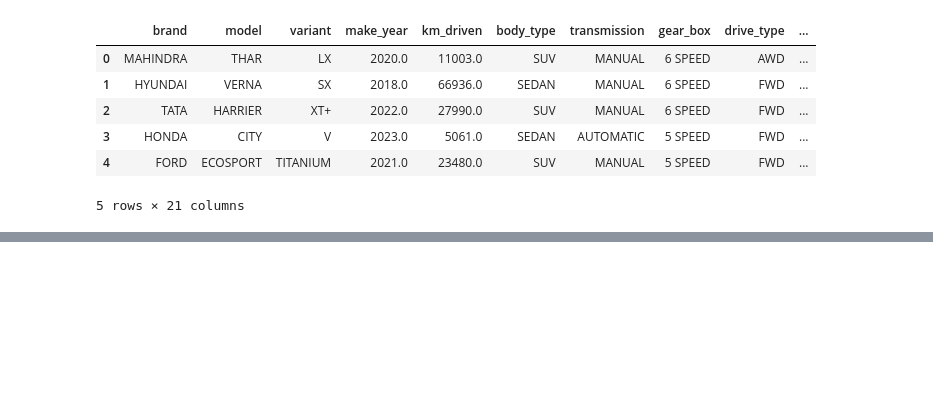
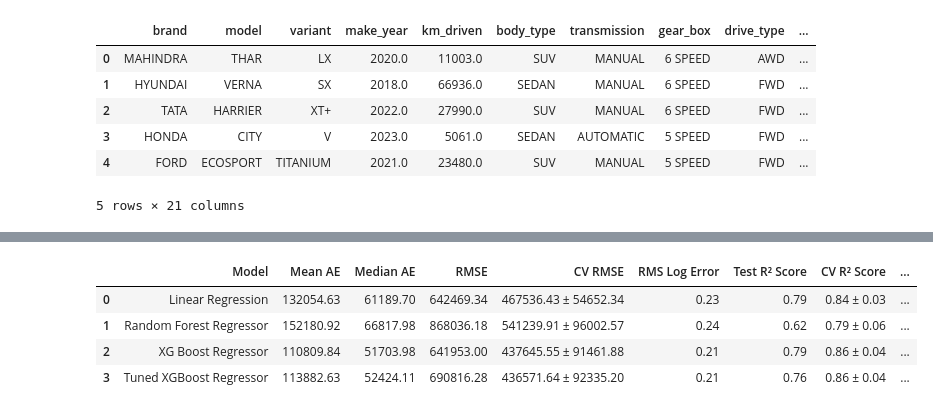
Before and after one commit to biprasish-singha/CarWorth-Used-Car-Price-Predictor, a Jupyter notebook: car_price_predictor.ipynb, the cells around one changed output, grey strips where cells are left out. Cells and saved outputs as stored; diff of their text form; code cells hidden in the pictures; blank space fills up the shorter version.

```diff
--- a/car_price_predictor.ipynb
+++ b/car_price_predictor.ipynb
@@ -1465,0 +1081,5 @@ joblib.dump(deployment_bundle, 'used_car_price_model.pkl')
+# %%
+# Train the model with Linear Regression
+lr_pipeline = Pipeline([('preprocessor', prepr), ('regressor', LinearRegression())])
+lr = TransformedTargetRegressor(regressor=lr_pipeline, func=np.log1p, inverse_func=np.expm1)
+lr.fit(x_train, y_train)
@@ -1465,0 +1247,17 @@ joblib.dump(deployment_bundle, 'used_car_price_model.pkl')
+# %%
+# Using Randomized Search CV, tune the XG Boost model
+param_distributions = {'regressor__regressor__n_estimators': [400, 600, 800, 1000],
+                       'regressor__regressor__learning_rate': [0.02, 0.03, 0.05, 0.08],
+                       'regressor__regressor__max_depth': [3, 4, 5, 6, 8],
+                       'regressor__regressor__min_child_weight': [3, 5, 8, 10],
+                       'regressor__regressor__gamma': [0, 0.05, 0.1, 0.2],
+                       'regressor__regressor__subsample': [0.7, 0.8, 0.9, 1.0],
+                       'regressor__regressor__colsample_bytree': [0.7, 0.8, 0.9, 1.0],
+                       'regressor__regressor__reg_alpha': [0, 0.1, 0.5, 1.0],
+                       'regressor__regressor__reg_lambda': [1, 2, 5, 10]}
+xgb_random_search = RandomizedSearchCV(estimator=xgb, param_distributions=param_distributions, n_iter=30,
+                                       scoring='neg_mean_absolute_error', cv=cv, random_state=42, n_jobs=-1,
+                                       verbose=2, return_train_score=True)
+xgb_random_search.fit(x_train, y_train)
+print("Best Parameters:", xgb_random_search.best_params_)
+print("\nBest CV MAE:",-xgb_random_search.best_score_)
@@ -1465,0 +1269,9 @@ joblib.dump(deployment_bundle, 'used_car_price_model.pkl')
+# %%
+# Train the tuned XG Boost model
+xgb_tuned_pipeline = Pipeline([('preprocessor', prepr),
+                         ('regressor', XGBRegressor(objective="reg:squarederror", n_estimators=800,
+                                                    learning_rate=0.05, max_depth=8, min_child_weight=5,
+                                                    subsample=0.8, colsample_bytree=0.9, gamma=0.05,
+                                                    tree_method="hist", random_state=42, n_jobs=-1))])
+xgb_tuned = TransformedTargetRegressor(regressor=xgb_tuned_pipeline, func=np.log1p, inverse_func=np.expm1)
+xgb_tuned.fit(x_train, y_train)
@@ -1465,0 +1296,10 @@ joblib.dump(deployment_bundle, 'used_car_price_model.pkl')
+# %%
+# Evaluate the tuned XG Boost Model
+tuned_model = {'Tuned XGBoost Regressor': xgb_tuned}
+evaluation(tuned_model)
+# %% [output]
+|  | Model | Mean AE | Median AE | RMSE | CV RMSE | RMS Log Error | Test R² Score | CV R² Score | ... |
+| 0 | Linear Regression | 132054.63 | 61189.70 | 642469.34 | 467536.43 ± 54652.34 | 0.23 | 0.79 | 0.84 ± 0.03 | ... |
+| 1 | Random Forest Regressor | 152180.92 | 66817.98 | 868036.18 | 541239.91 ± 96002.57 | 0.24 | 0.62 | 0.79 ± 0.06 | ... |
+| 2 | XG Boost Regressor | 110809.84 | 51703.98 | 641953.00 | 437645.55 ± 91461.88 | 0.21 | 0.79 | 0.86 ± 0.04 | ... |
+| 3 | Tuned XGBoost Regressor | 113882.63 | 52424.11 | 690816.28 | 436571.64 ± 92335.20 | 0.21 | 0.76 | 0.86 ± 0.04 | ... |
```
Also changed, not shown: parts of 91 cells of this notebook, 12 other files.
